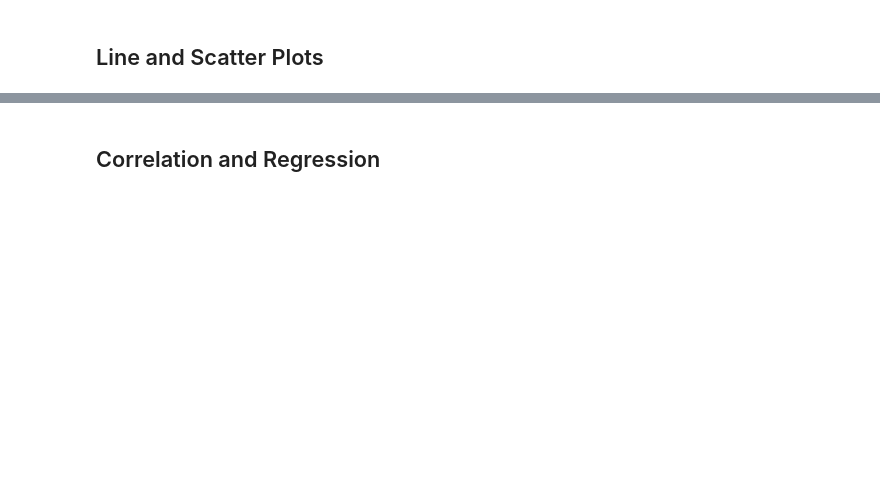
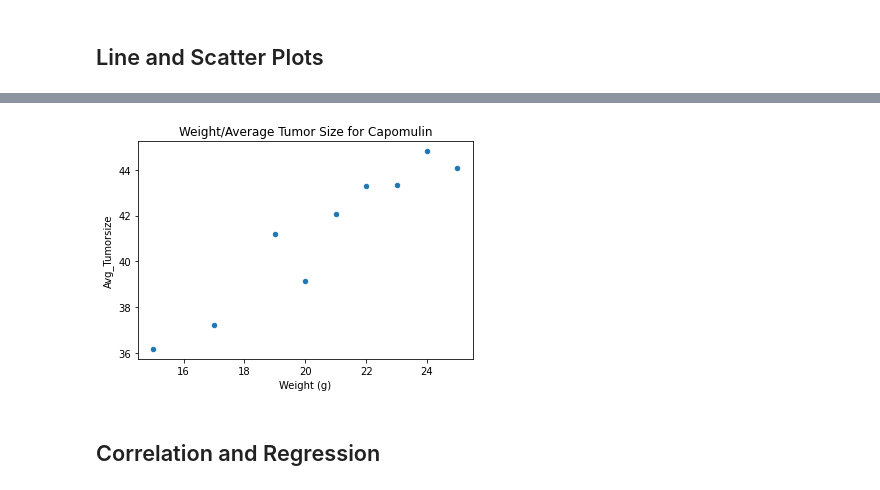
Before and after one commit to ellesledge/matplotlib_pymaceuticals, a Jupyter notebook: Pymaceuticals/pymaceuticals_starter.ipynb, the cells around one changed output, grey strips where cells are left out. Cells and saved outputs as stored; diff of their text form; code cells hidden in the pictures; blank space fills up the shorter version.

```diff
--- a/Pymaceuticals/pymaceuticals_starter.ipynb
+++ b/Pymaceuticals/pymaceuticals_starter.ipynb
@@ -256,4 +273,10 @@ For Ceftamin values above 87.666 could be upper outliers
 # %%
 # Generate a scatter plot of mouse weight versus average tumor volume for the Capomulin regimen
+scatterplot = clean_df.loc[(clean_df["Drug Regimen"] == "Capomulin")]
+scatterplot = scatterplot.groupby("Weight (g)").agg(Avg_Tumorsize = ("Tumor Volume (mm3)", "mean")). reset_index()
+scatterplot.plot(kind = "scatter", x = "Weight (g)", y = "Avg_Tumorsize", title = "Weight/Average Tumor Size for Capomulin")
+plt.show()
+# %% [output]
+[figure, added]
 # %% [markdown]
 ## Correlation and Regression
```
Also changed, not shown: parts of 5 cells of this notebook.
